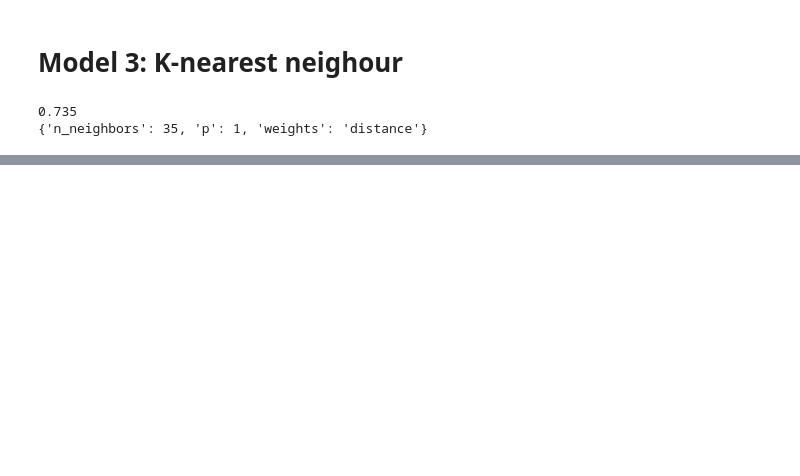
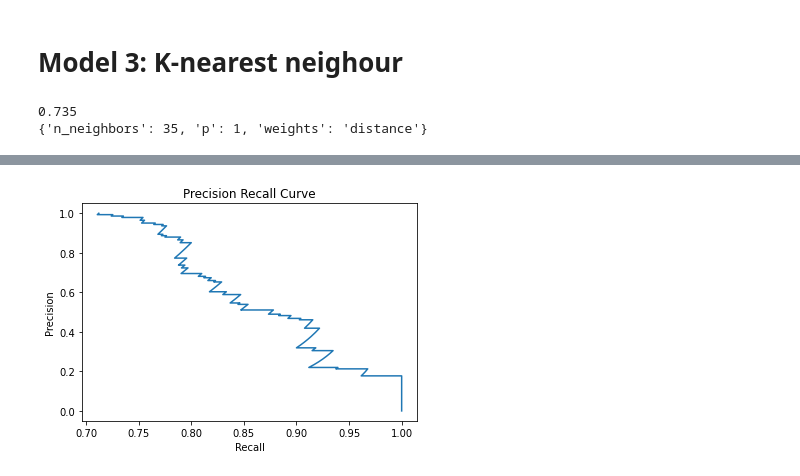
Before and after one commit to shashins/Capstone2_Project, a Jupyter notebook: Data_Modeling.ipynb, the cells around one changed output, grey strips where cells are left out. Saved outputs shown, nothing was run; the diff lists cells and outputs as text; code cells hidden in the pictures; blank space fills up the shorter version.

```diff
--- a/Data_Modeling.ipynb
+++ b/Data_Modeling.ipynb
@@ -289,0 +333,10 @@ plt.show()
+# %%
+fpr_pr_kn, tpr_pr_kn, thresholds_pr_kn = metrics.precision_recall_curve(y_test, y_pred_prob)
+#plt.plot([0, 1], [0, 1], 'k--')
+plt.plot(fpr_pr_kn, tpr_pr_kn)
+plt.xlabel('Recall')
+plt.ylabel('Precision')
+plt.title('Precision Recall Curve')
+plt.show()
+# %% [output]
+[figure, added]
```
Also changed, not shown: parts of 14 cells of this notebook, 3 other files.
